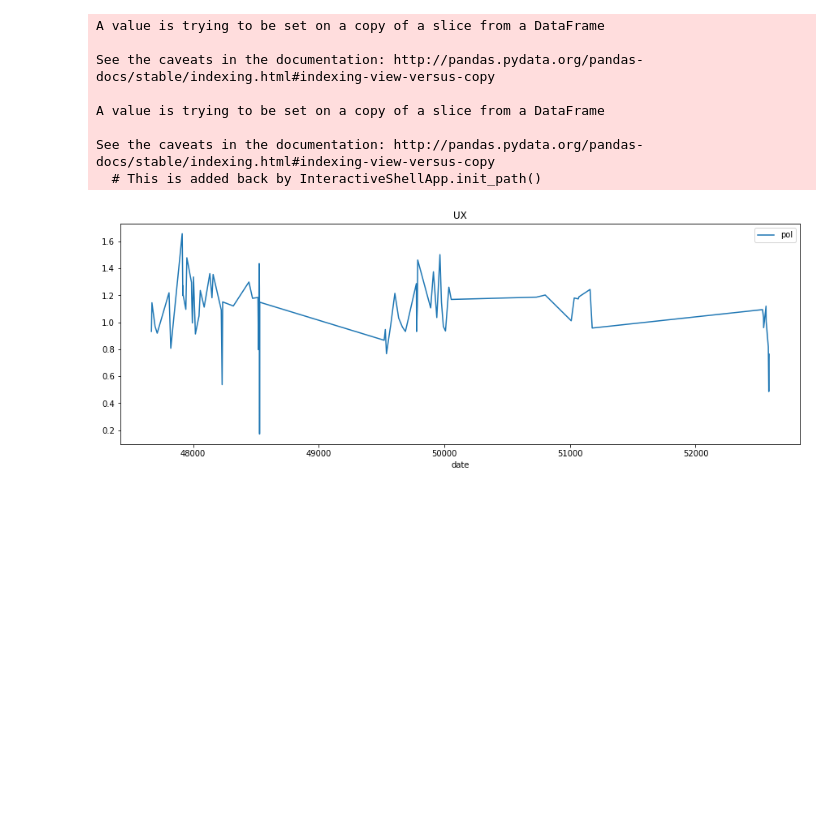
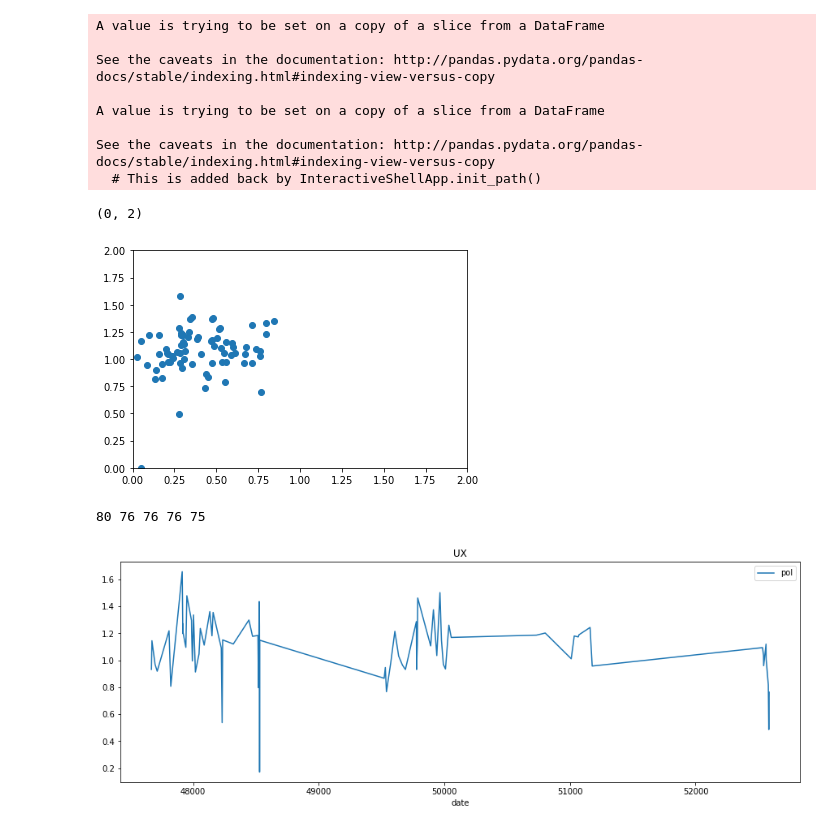
Before and after one commit to KeyanGootkin/P-Cygni-Spectropolarimetry, a Jupyter notebook: Synthetic_Filters.ipynb, the cells around one changed output. Cells and saved outputs as stored; diff of their text form; code cells hidden in the pictures; blank space fills up the shorter version.

```diff
--- a/Synthetic_Filters.ipynb
+++ b/Synthetic_Filters.ipynb
@@ -88,3 +91,14 @@ r = t[t["filter"]=="R"].sort_values(by=["date"]).reset_index()
+# %%
+plt.scatter(v.q,v.u)
+plt.xlim(0,2)
+plt.ylim(0,2)
+# %% [output]
+(0, 2)
+[figure, added]
+# %%
+print(i.q.size,r.q.size,v.q.size,b.q.size,ux.q.size)
+# %% [output]
+80 76 76 76 75
 # %%
 for df in [ux,b,v,r,i]:
     df.plot("date","pol",figsize=(15,5))
```
Also changed, not shown: parts of 9 cells of this notebook, 22 other files.
